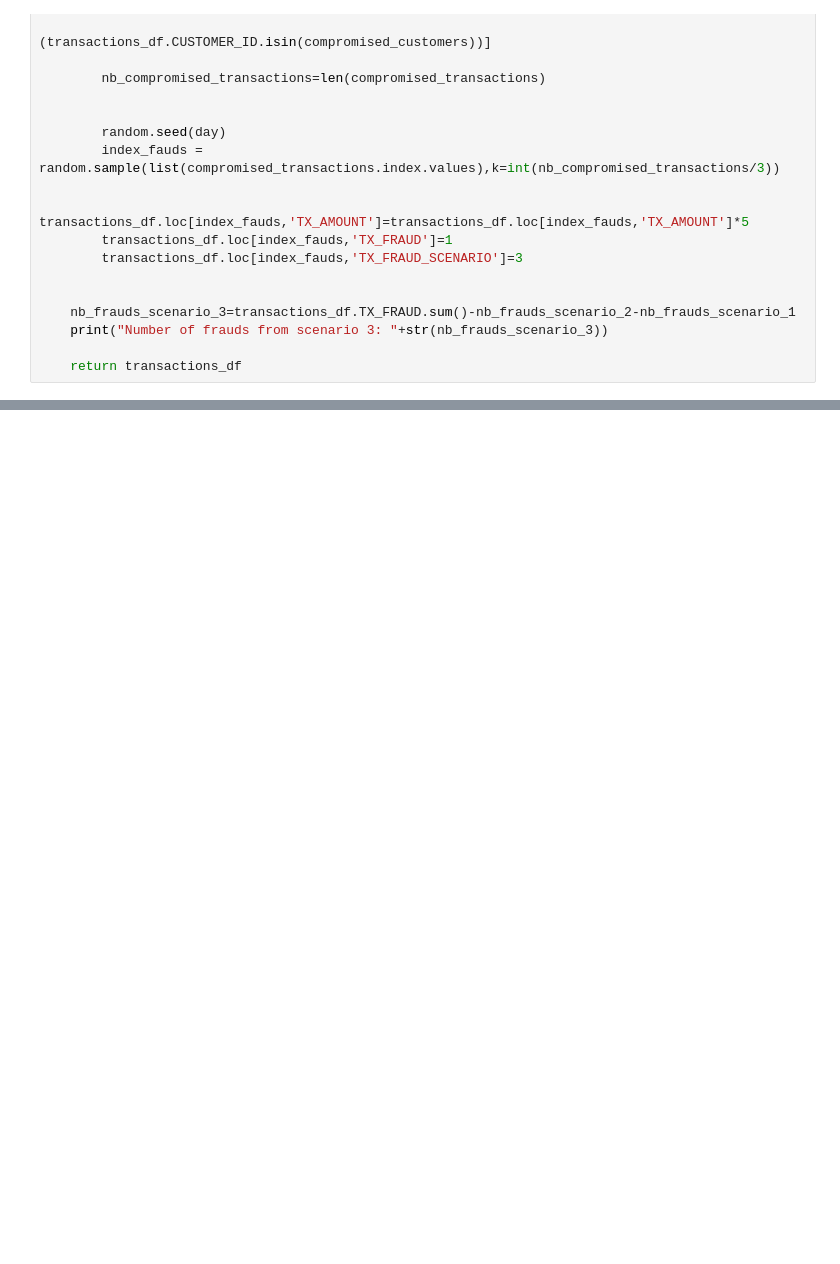
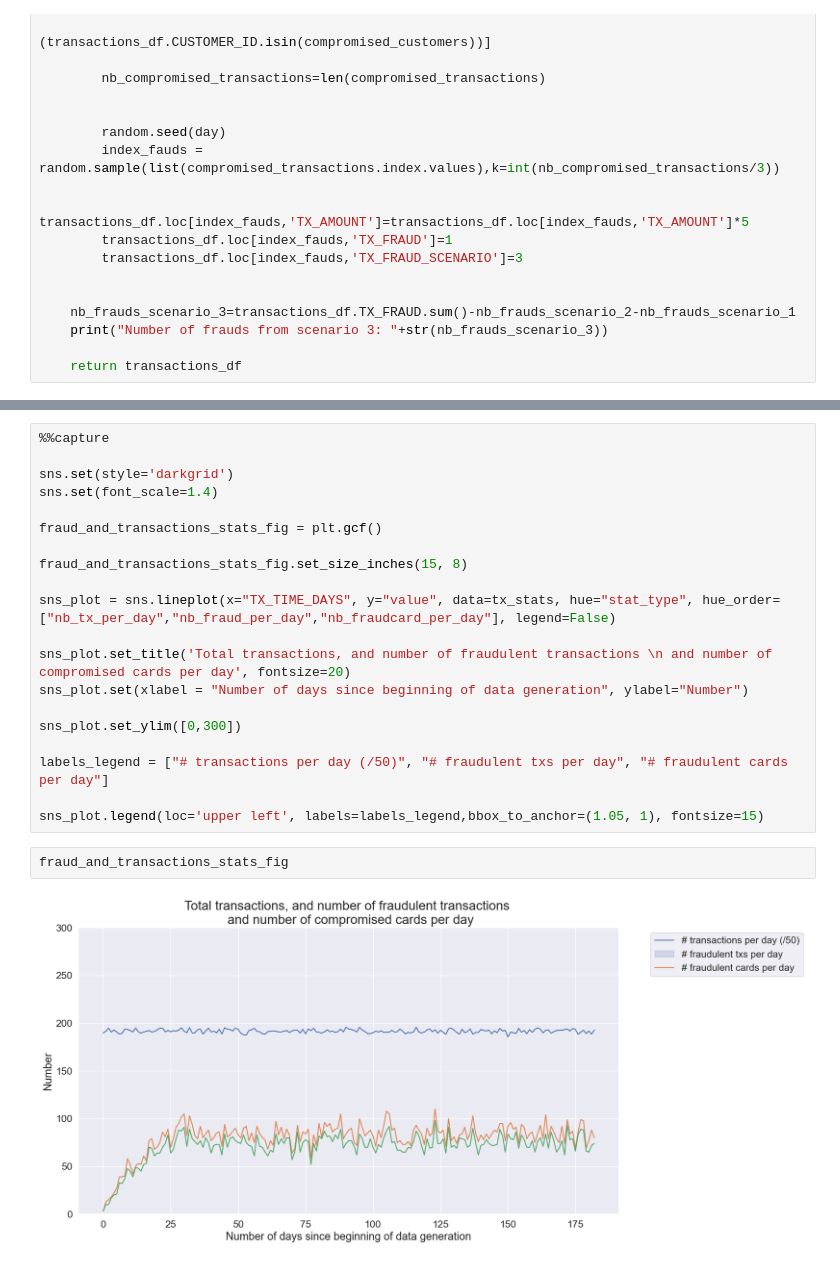
Before and after one commit to Khalidwebmail/synthesis-dataset, a Jupyter notebook: Untitled.ipynb, the cells around one changed output, grey strips where cells are left out. Cells and saved outputs as stored; diff of their text form; blank space fills up the shorter version.

Commit message:
create graph for imbalance dataset

```diff
--- a/Untitled.ipynb
+++ b/Untitled.ipynb
@@ -407,0 +454,24 @@ Number of frauds from scenario 2: 9099
+# %%
+%%capture
+
+sns.set(style='darkgrid')
+sns.set(font_scale=1.4)
+
+fraud_and_transactions_stats_fig = plt.gcf()
+
+fraud_and_transactions_stats_fig.set_size_inches(15, 8)
+
+sns_plot = sns.lineplot(x="TX_TIME_DAYS", y="value", data=tx_stats, hue="stat_type", hue_order=["nb_tx_per_day","nb_fraud_per_day","nb_fraudcard_per_day"], legend=False)
+
+sns_plot.set_title('Total transactions, and number of fraudulent transactions \n and number of compromised cards per day', fontsize=20)
+sns_plot.set(xlabel = "Number of days since beginning of data generation", ylabel="Number")
+
+sns_plot.set_ylim([0,300])
+
+labels_legend = ["# transactions per day (/50)", "# fraudulent txs per day", "# fraudulent cards per day"]
+
+sns_plot.legend(loc='upper left', labels=labels_legend,bbox_to_anchor=(1.05, 1), fontsize=15)
+# %%
+fraud_and_transactions_stats_fig
+# %% [output]
+[figure, added]
```
Also changed, not shown: parts of 41 cells of this notebook.
